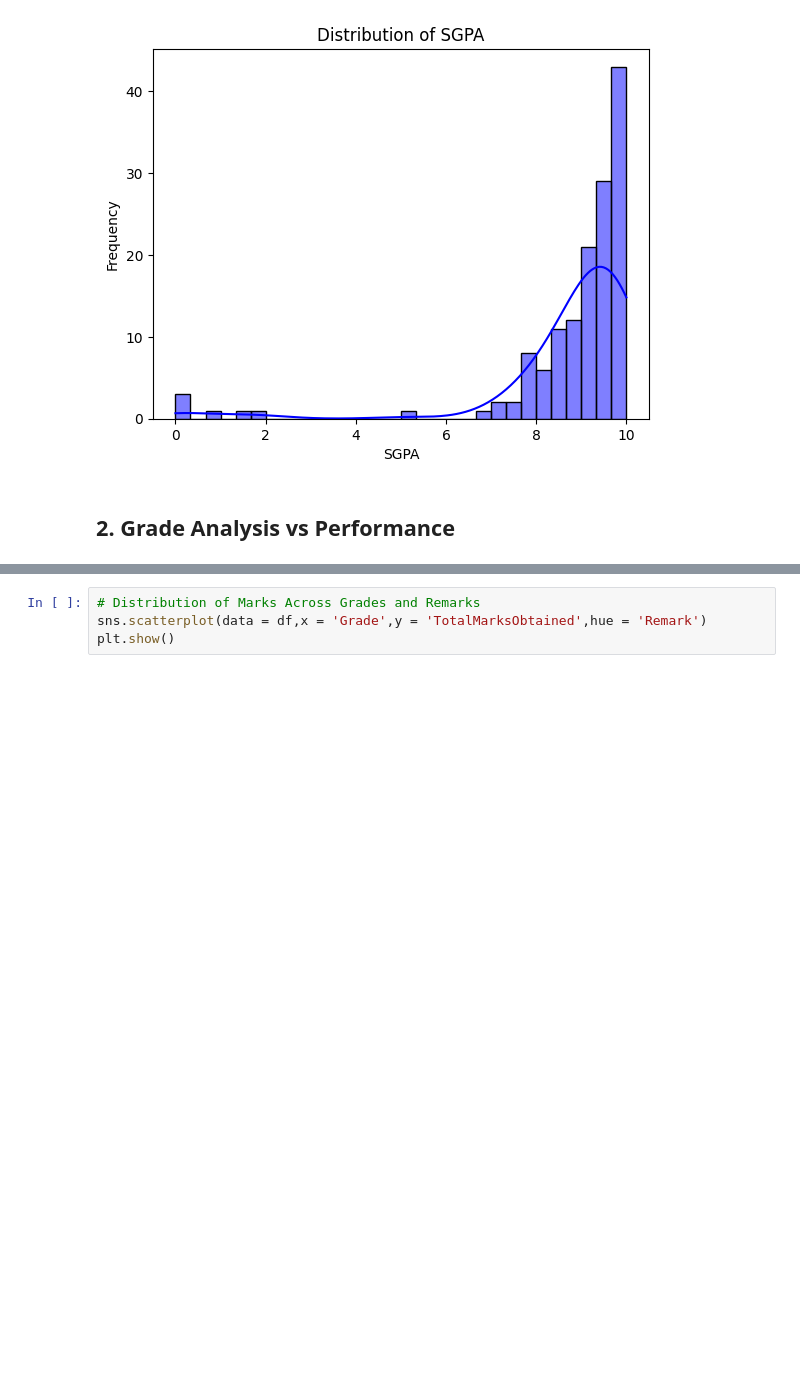
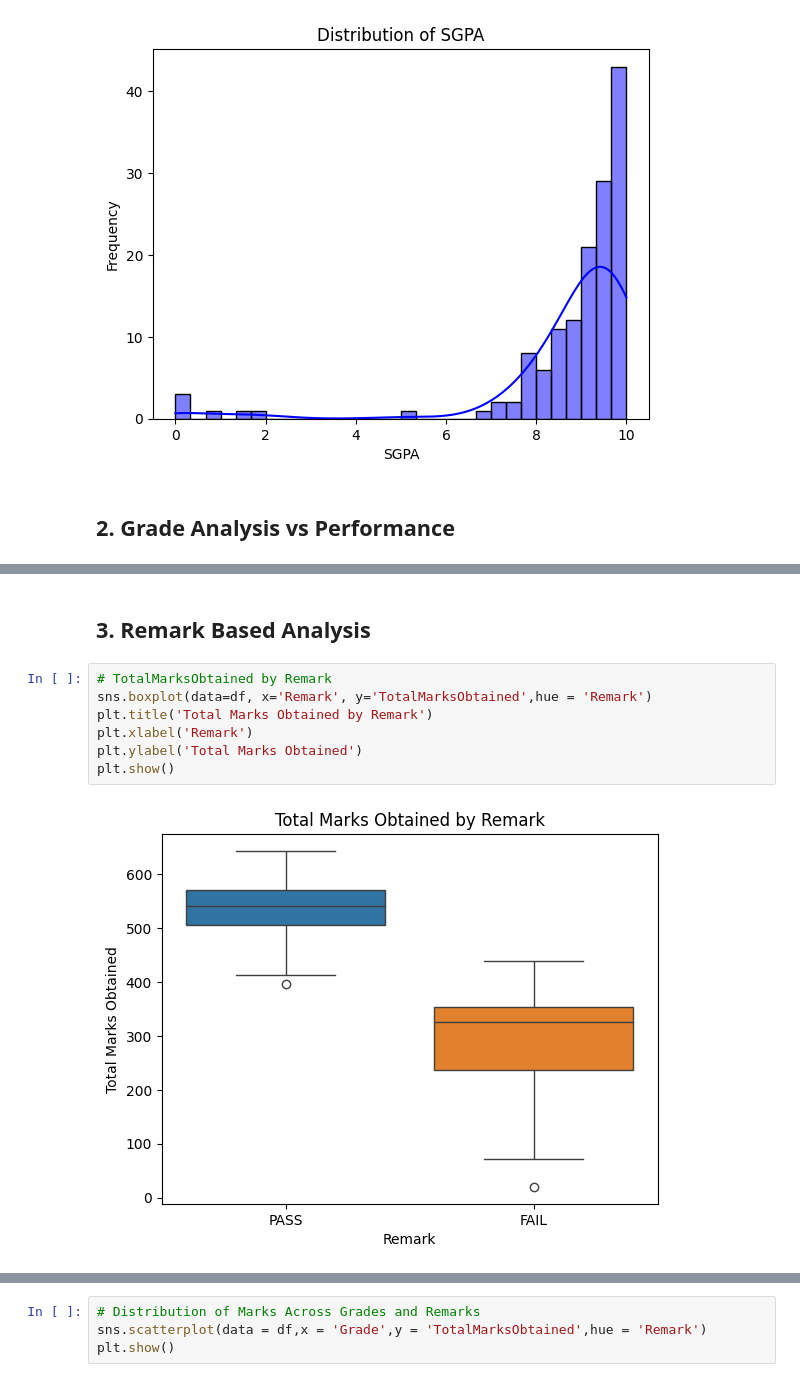
Before and after one commit to Vivek02Sharma/Student-Performance-Analysis-and-Prediction, a Jupyter notebook: notebooks/01_data_exploration.ipynb, the cells around one changed output, grey strips where cells are left out. Drawn from its saved outputs; the diff is of its cells as text; blank space fills up the shorter version.

```diff
--- a/notebooks/01_data_exploration.ipynb
+++ b/notebooks/01_data_exploration.ipynb
@@ -334,0 +335,11 @@ plt.show()
+# %% [markdown]
+## 3. Remark Based Analysis
+# %%
+# TotalMarksObtained by Remark
+sns.boxplot(data=df, x='Remark', y='TotalMarksObtained',hue = 'Remark')
+plt.title('Total Marks Obtained by Remark')
+plt.xlabel('Remark')
+plt.ylabel('Total Marks Obtained')
+plt.show()
+# %% [output]
+[figure, added]
```
Also changed, not shown: parts of 15 cells of this notebook, 17 other files.
